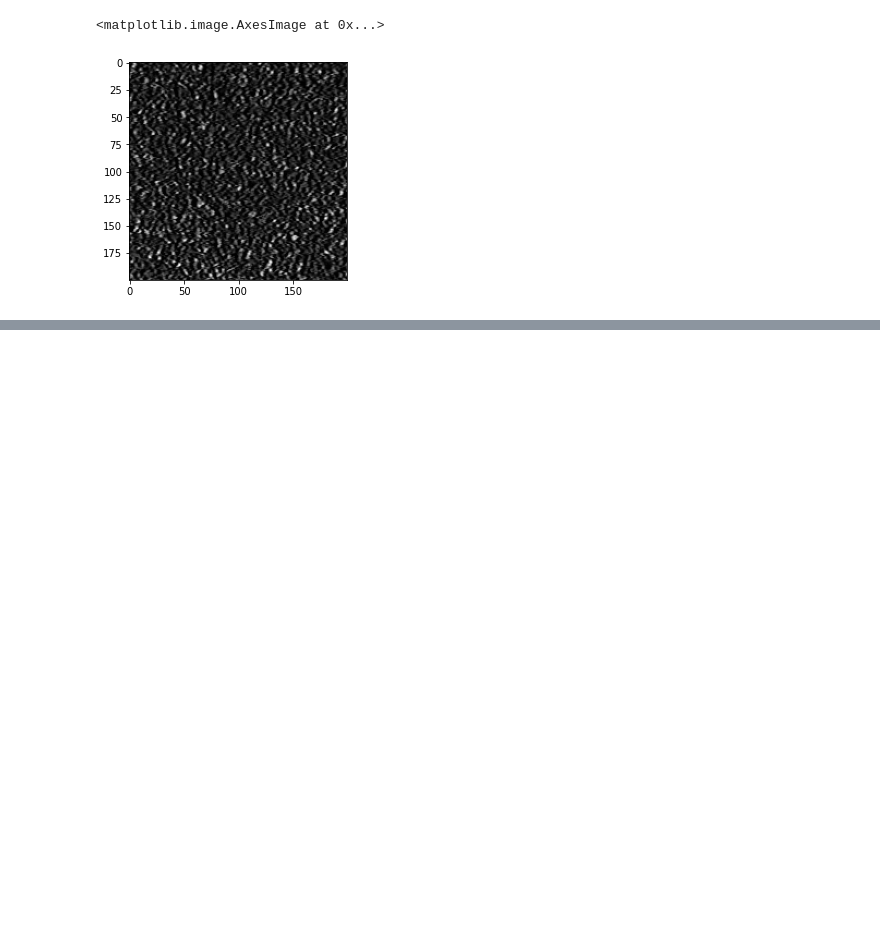
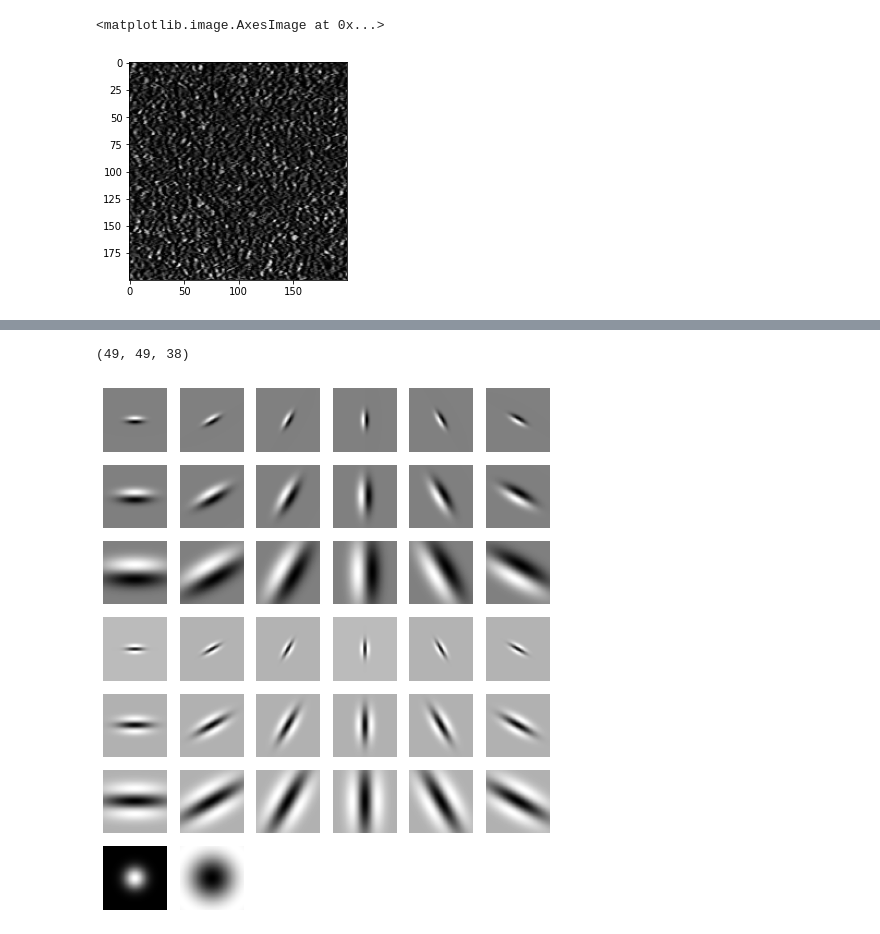
Before and after one commit to Nikronic/Computer-Vision-IUST, a Jupyter notebook: HW03/CV_HW03.ipynb, the cells around one changed output, grey strips where cells are left out. Drawn from its saved outputs; the diff is of its cells as text; code cells hidden in the pictures; blank space fills up the shorter version.

Commit message:
add RFS filter bank (based on official source code)

```diff
--- a/HW03/CV_HW03.ipynb
+++ b/HW03/CV_HW03.ipynb
@@ -123,0 +153,28 @@ for i, f in enumerate(filenames):
+# %%
+def gaussian2d(sup, scales):
+    var = scales * scales
+    denom = 2*var
+    shape = (sup,sup)
+    n,m = [(i - 1)/2 for i in shape]
+    x,y = np.ogrid[-m:m+1,-n:n+1]
+    num = x*x
+    g = (1/np.sqrt(np.pi*denom))*np.exp( -(num + y*y) / denom )
+    return g
+# %%
+def log2d(sup, scales):
+    var = scales * scales
+    denom = 2*var
+    shape = (sup,sup)
+    n,m = [(i - 1)/2 for i in shape]
+    x,y = np.ogrid[-m:m+1,-n:n+1]
+    num = x*x
+    g = (1/np.sqrt(np.pi*denom))*np.exp( -(num + y*y) / denom)
+    f = g*((num + y*y) - var)/(var**2)
+    return f
+# %%
+def make_filter(scale, phasex, phasey, pts, sup):
+    gx = gaussian1d(3*scale, 0, pts[0, :], phasex)
+    gy = gaussian1d(scale, 0, pts[1, :], phasey)
+    image = gx * gy
+    image = np.reshape(image,(sup,sup))
+    return image
@@ -123,0 +218,13 @@ for i, f in enumerate(filenames):
+# %%
+F = RFS_filters()
+print (F.shape)
+# %% [output]
+(49, 49, 38)
+# %%
+plt.figure(figsize=(8, 11))
+for i in range(0,38):
+    plt.subplot(8,6,i+1)
+    plt.axis('off')
+    plt.imshow(F[:,:,i], cmap = 'gray')
+# %% [output]
+[figure, added]
```
Also changed, not shown: parts of 6 cells of this notebook.
